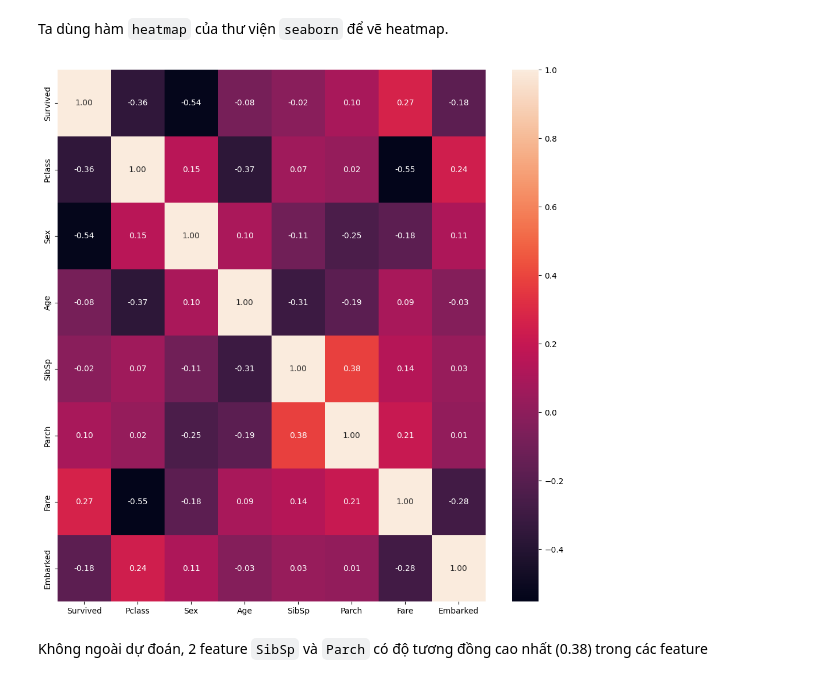
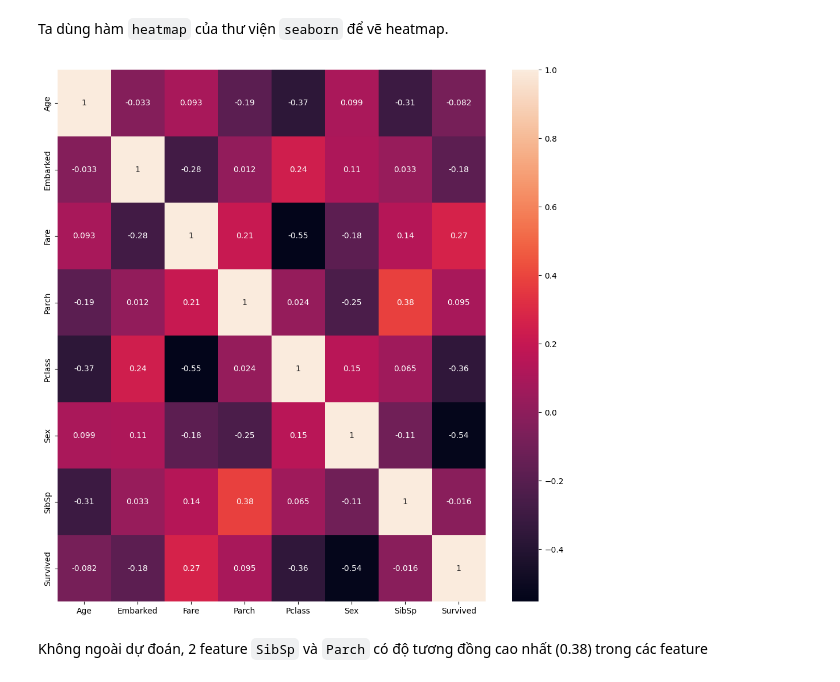
Before and after one commit to lenguyenthuha/colab_log, a Jupyter notebook: Lab3_CS116.ipynb, the cells around one changed output. Cells and saved outputs as stored; diff of their text form; code cells hidden in the pictures.

```diff
--- a/Lab3_CS116.ipynb
+++ b/Lab3_CS116.ipynb
@@ -220,12 +220,23 @@ Ta dùng hàm `heatmap` của thư viện `seaborn` để vẽ heatmap.
 # %%
 plt.figure(figsize=(12,12))
 ### BEGIN SOLUTION
-heatmap_val = df.corr()
-sns.heatmap(heatmap_val, annot=True, fmt='.2f')
+cols_order = [
+    'Age',
+    'Embarked',
+    'Fare',
+    'Parch',
+    'Pclass',
+    'Sex',
+    'SibSp',
+    'Survived',
+]
+
+heatmap_val = df[cols_order].corr()
+sns.heatmap(heatmap_val, annot=True)
 ### END SOLUTION
 
 plt.savefig('part_4.png')
 # %% [output]
-[figure, old version]
+[figure, new version]
 # %% [markdown]
 Không ngoài dự đoán, 2 feature `SibSp` và `Parch` có độ tương đồng cao nhất (0.38) trong các feature
```
